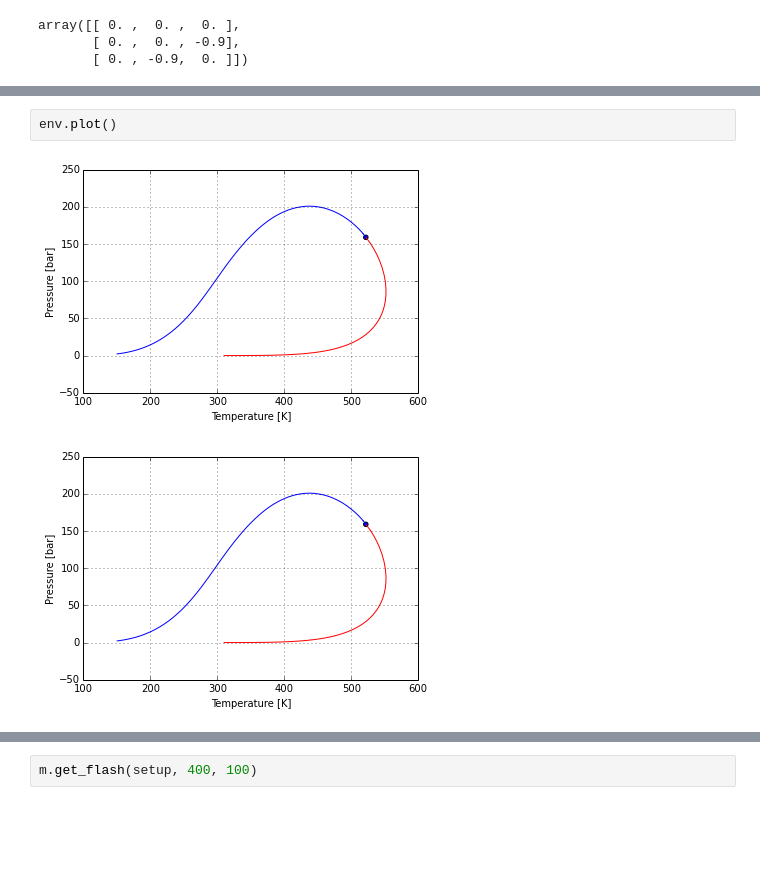
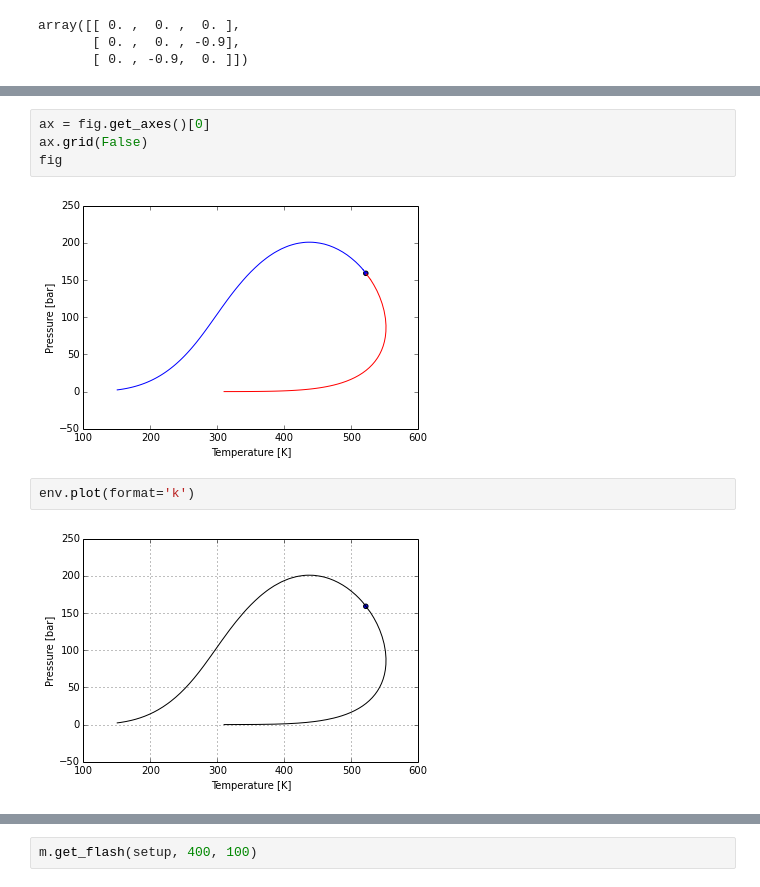
Before and after one commit to phasety/sur, a Jupyter notebook: examples/basic_envelope.ipynb, the cells around one changed output, grey strips where cells are left out. Saved outputs shown, nothing was run; the diff lists cells and outputs as text; blank space fills up the shorter version.

Commit message:
more options for plots

```diff
--- a/examples/basic_envelope.ipynb
+++ b/examples/basic_envelope.ipynb
@@ -31,5 +41,10 @@ env
+# %%
+ax = fig.get_axes()[0]
+ax.grid(False)
+fig
+# %% [output]
+[figure, added]
 # %%
-env.plot()
+env.plot(format='k')
 # %% [output]
-[figure, old version]
+[figure, new version]
-[figure, removed]
```
Also changed, not shown: parts of 8 cells of this notebook, 1 other file.
